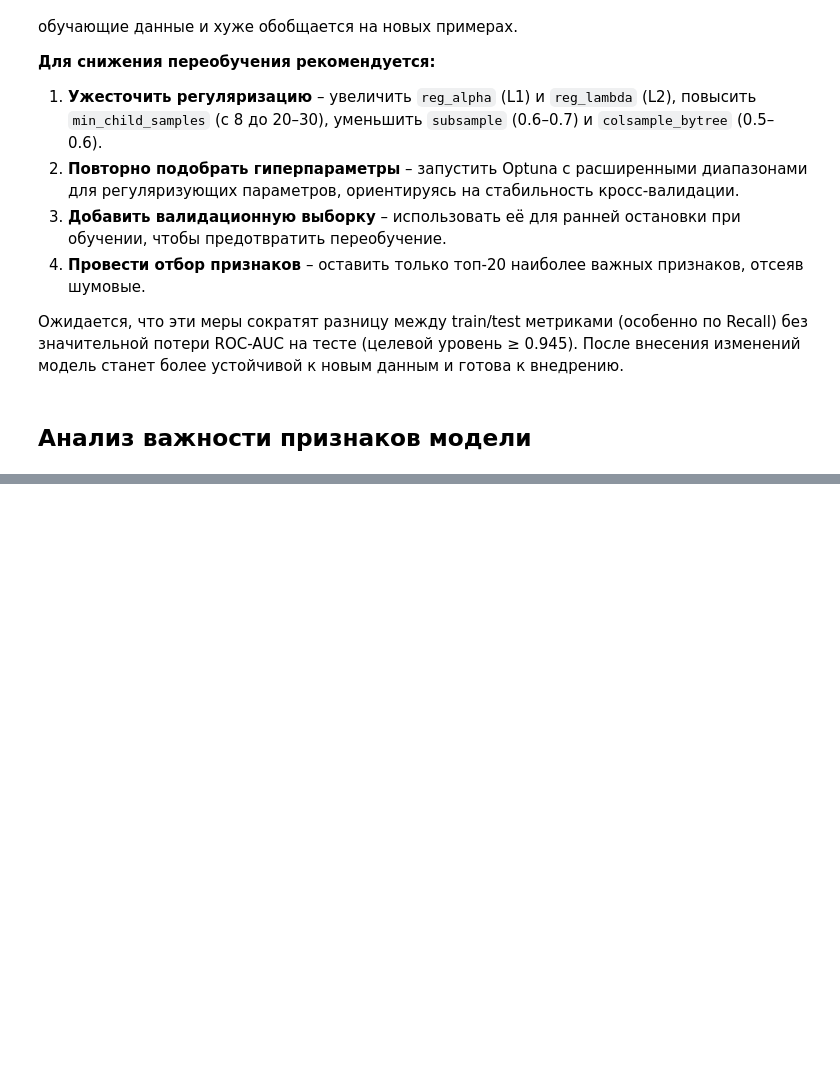
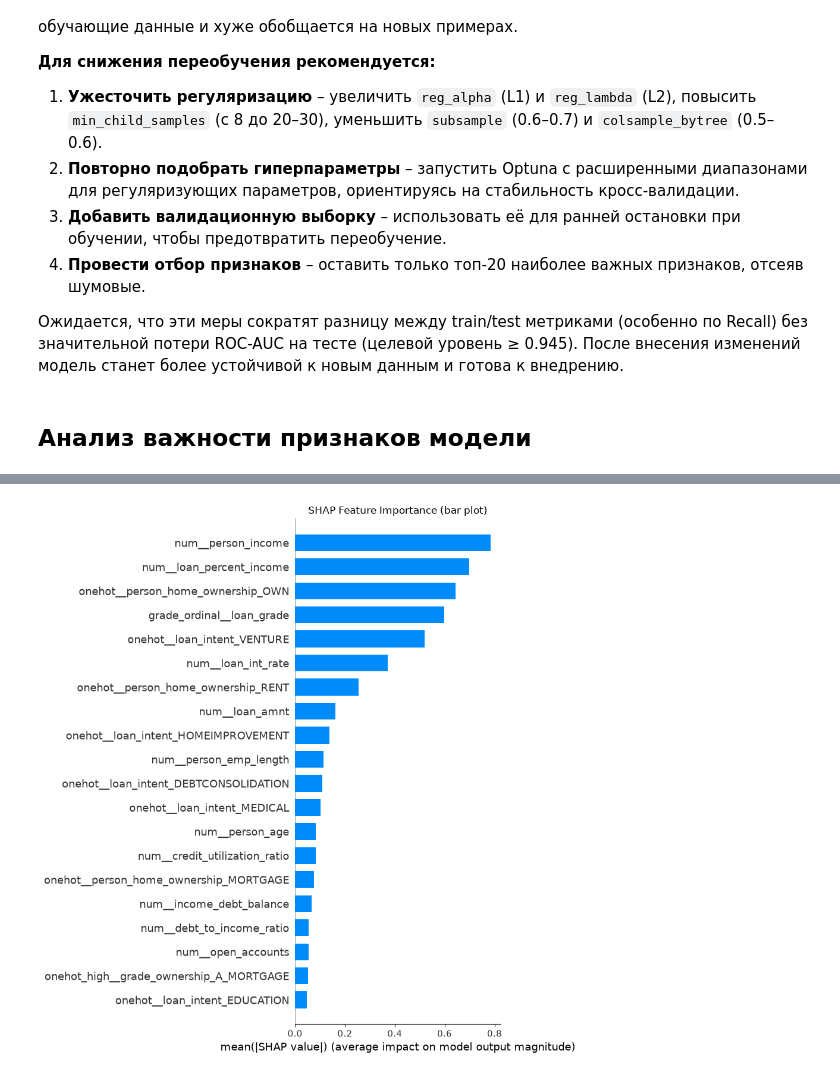
Before and after one commit to null-route-dev/credit-risk-classification, a Jupyter notebook: notebooks/04_models_training.ipynb, the cells around one changed output, grey strips where cells are left out. Saved outputs shown, nothing was run; the diff lists cells and outputs as text; code cells hidden in the pictures; blank space fills up the shorter version.

```diff
--- a/notebooks/04_models_training.ipynb
+++ b/notebooks/04_models_training.ipynb
@@ -741,0 +803,9 @@ display(importance_df.head(20))
+# %%
+# Bar Plot
+plt.figure(figsize=(10, 6))
+shap.summary_plot(shap_values, X_sample, feature_names=feature_names, plot_type="bar", show=False)
+plt.title("SHAP Feature Importance (bar plot)")
+plt.tight_layout()
+plt.show()
+# %% [output]
+[figure, added]
```
Also changed, not shown: parts of 17 cells of this notebook, 2 other files.
